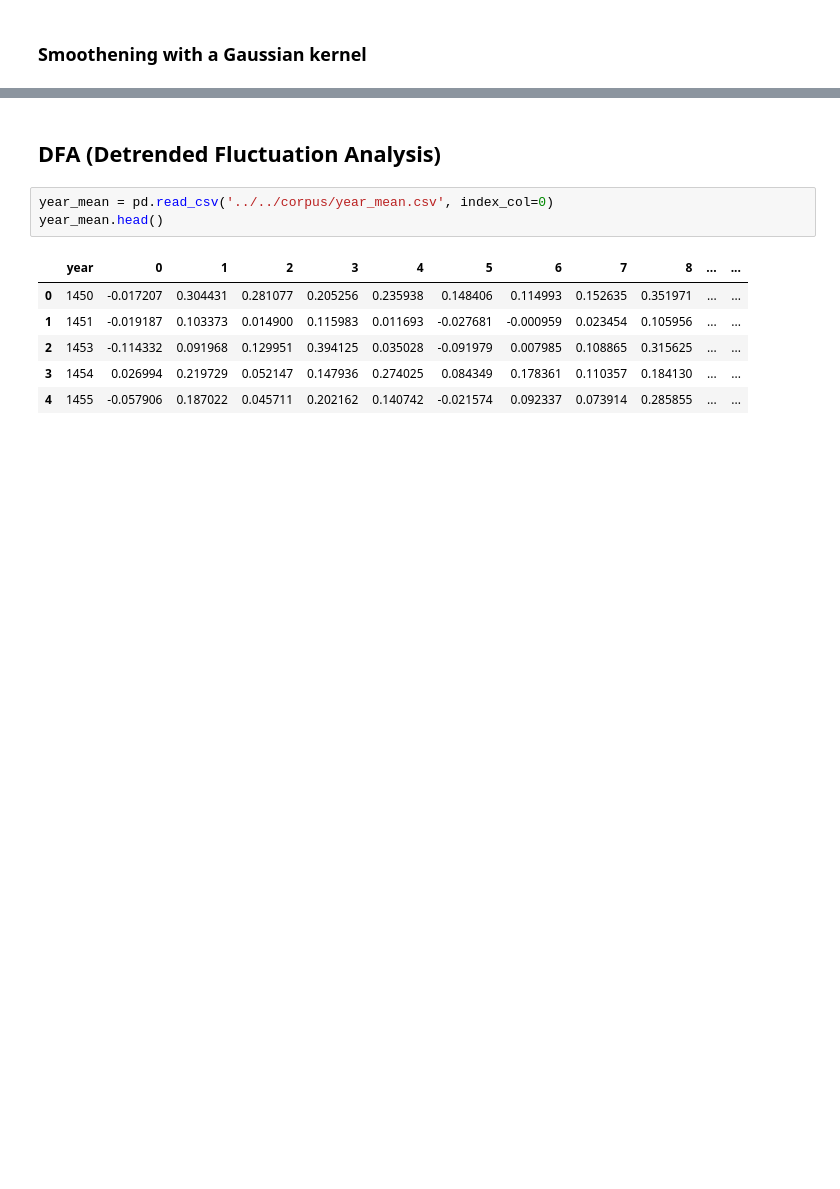
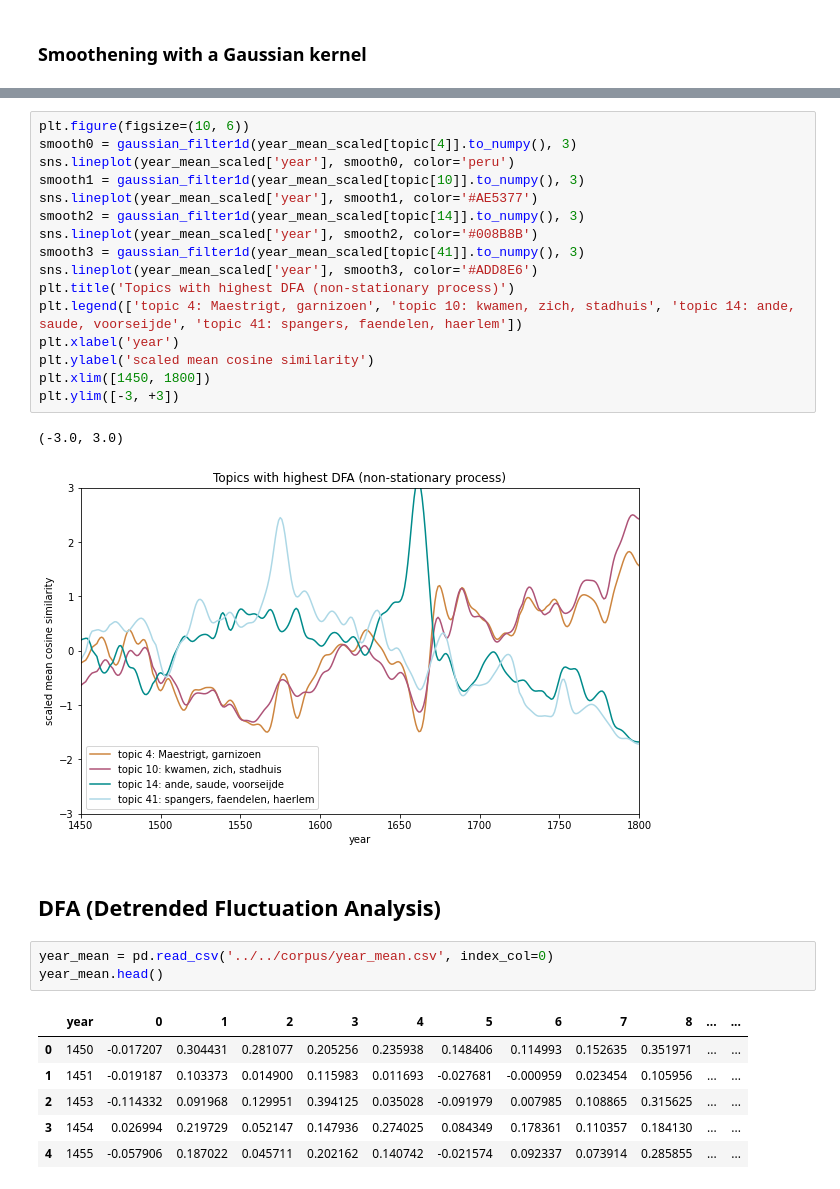
Before and after one commit to centre-for-humanities-computing/dutch-chronicles, a Jupyter notebook: notebooks/top2vec_analysis.ipynb, the cells around one changed output, grey strips where cells are left out. Drawn from its saved outputs; the diff is of its cells as text; blank space fills up the shorter version.

```diff
--- a/notebooks/top2vec_analysis.ipynb
+++ b/notebooks/top2vec_analysis.ipynb
@@ -110,3 +77,22 @@ plt.ylim([-3, +3])
+# %%
+plt.figure(figsize=(10, 6))
+smooth0 = gaussian_filter1d(year_mean_scaled[topic[4]].to_numpy(), 3)
+sns.lineplot(year_mean_scaled['year'], smooth0, color='peru')
+smooth1 = gaussian_filter1d(year_mean_scaled[topic[10]].to_numpy(), 3)
+sns.lineplot(year_mean_scaled['year'], smooth1, color='#AE5377')
+smooth2 = gaussian_filter1d(year_mean_scaled[topic[14]].to_numpy(), 3)
+sns.lineplot(year_mean_scaled['year'], smooth2, color='#008B8B')
+smooth3 = gaussian_filter1d(year_mean_scaled[topic[41]].to_numpy(), 3)
+sns.lineplot(year_mean_scaled['year'], smooth3, color='#ADD8E6')
+plt.title('Topics with highest DFA (non-stationary process)')
+plt.legend(['topic 4: Maestrigt, garnizoen', 'topic 10: kwamen, zich, stadhuis', 'topic 14: ande, saude, voorseijde', 'topic 41: spangers, faendelen, haerlem'])
+plt.xlabel('year')
+plt.ylabel('scaled mean cosine similarity')
+plt.xlim([1450, 1800])
+plt.ylim([-3, +3])
+# %% [output]
+(-3.0, 3.0)
+[figure, added]
 # %% [markdown]
 ## DFA (Detrended Fluctuation Analysis)
 # %%
```
Also changed, not shown: parts of 13 cells of this notebook, 1 other file.
